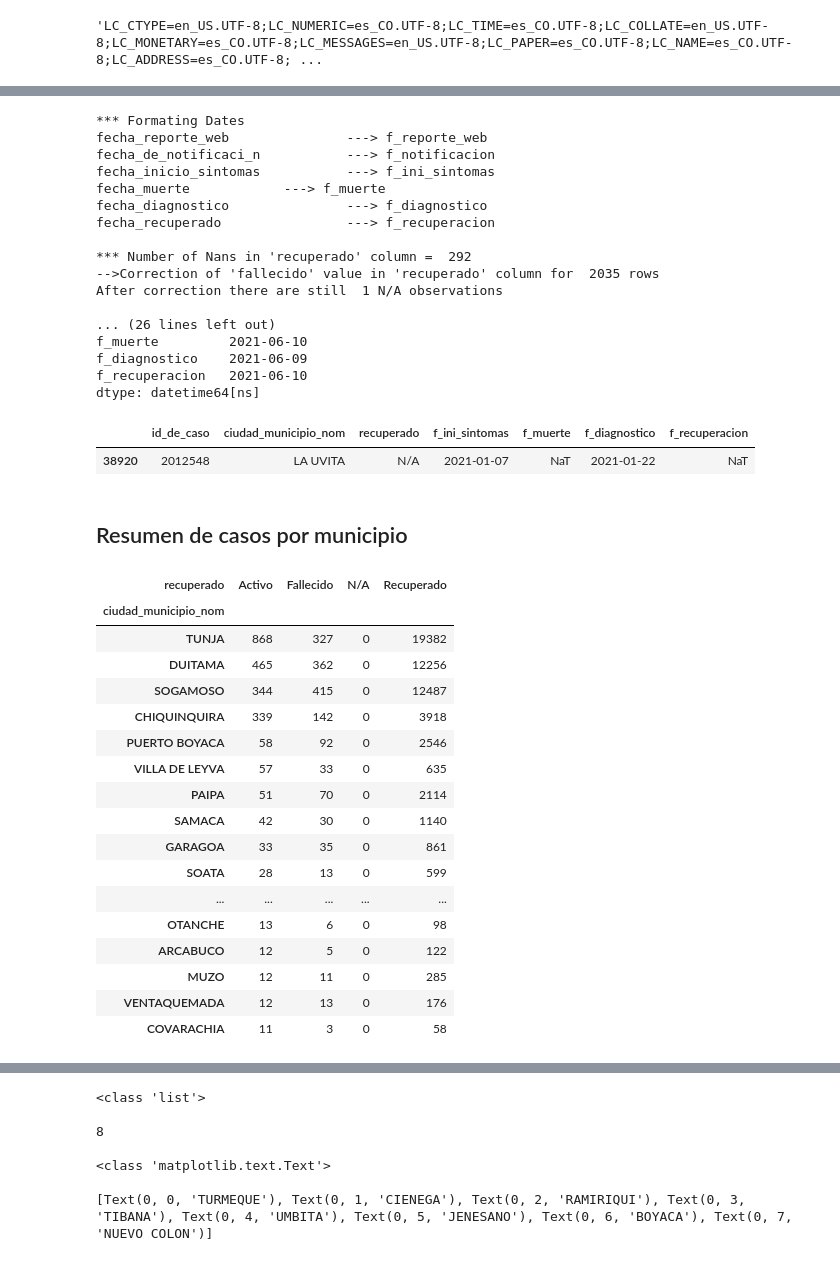
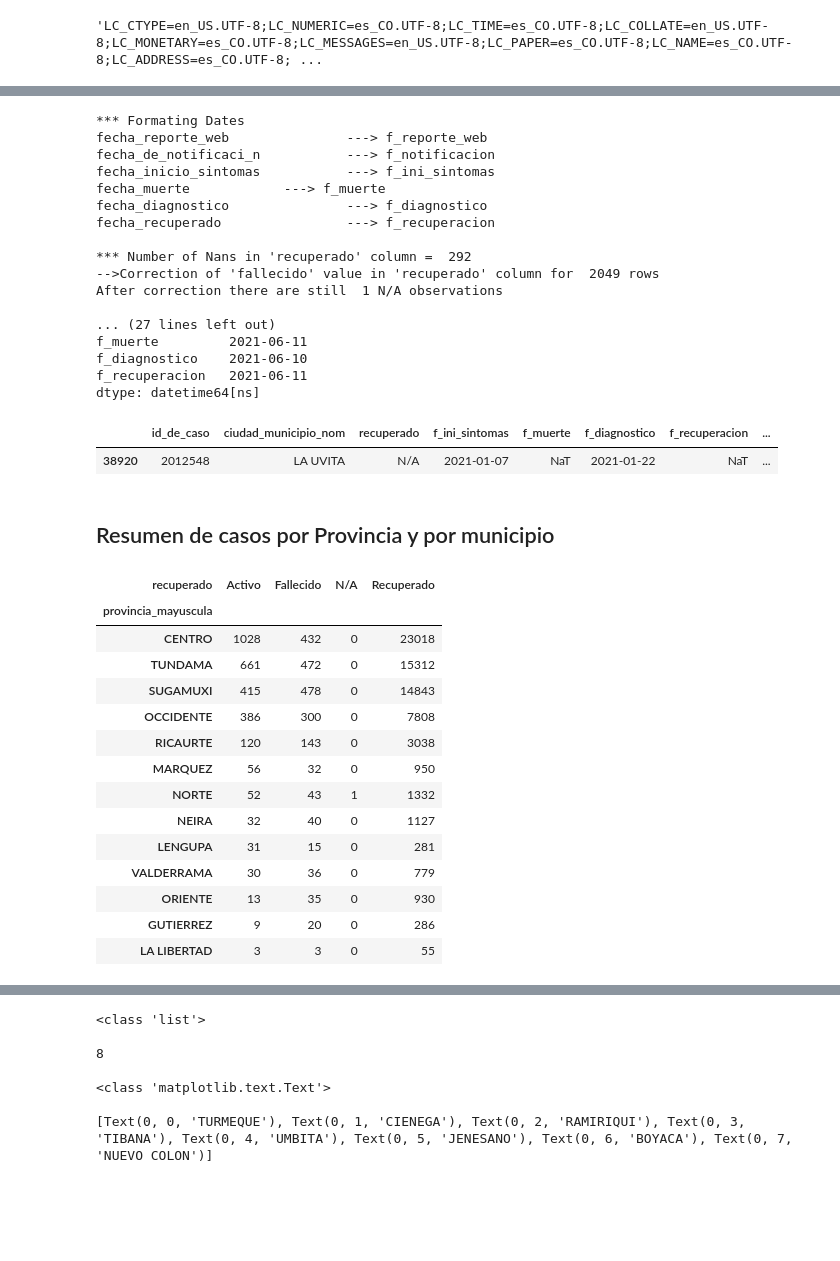
Before and after one commit to JC-AlfonsoR/covid_data_col, a Jupyter notebook: graphics.ipynb, the cells around one changed output, grey strips where cells are left out. Cells and saved outputs as stored; diff of their text form; code cells hidden in the pictures; blank space fills up the shorter version.

```diff
--- a/graphics.ipynb
+++ b/graphics.ipynb
@@ -13,3 +13,7 @@ import locale
 locale.setlocale(locale.LC_ALL, '')
 # %% [output]
 'LC_CTYPE=en_US.UTF-8;LC_NUMERIC=es_CO.UTF-8;LC_TIME=es_CO.UTF-8;LC_COLLATE=en_US.UTF-8;LC_MONETARY=es_CO.UTF-8;LC_MESSAGES=en_US.UTF-8;LC_PAPER=es_CO.UTF-8;LC_NAME=es_CO.UTF-8;LC_ADDRESS=es_CO.UTF-8; ...
+# %%
+nombres_provincias = pd.read_csv("nombres_provincias_tildes.csv")
+print(nombres_provincias.info())
+nombres_provincias.head()
@@ -119,9 +175,13 @@ if number_of_nans != 0:
 else:
     print("--> No Correction required")
 
+# Add Provincias names
+df = df.merge(nombres_provincias, on="ciudad_municipio_nom", how='left')
+df = df.drop(columns=["municipio_tildes","provincia_tildes"])
 print("\n")
 print(df.info())
 
+
 print("\n*** Most recent reported dates\n", df.loc[:,formated_dates].max())
 df = df.drop(columns=["f_reporte_web","f_notificacion"])
 # %% [output]
@@ -134,19 +194,19 @@ fecha_diagnostico               ---> f_diagnostico
 fecha_recuperado                ---> f_recuperacion
 
 *** Number of Nans in 'recuperado' column =  292
--->Correction of 'fallecido' value in 'recuperado' column for  2035 rows
+-->Correction of 'fallecido' value in 'recuperado' column for  2049 rows
 After correction there are still  1 N/A observations
 
-... (26 lines left out)
-f_muerte         2021-06-10
-f_diagnostico    2021-06-09
-f_recuperacion   2021-06-10
+... (27 lines left out)
+f_muerte         2021-06-11
+f_diagnostico    2021-06-10
+f_recuperacion   2021-06-11
 dtype: datetime64[ns]
 # %%
 # Print Observations with NaN in "Recuperado"
 df[df["recuperado"]=="N/A"]
 # %% [output]
-|  | id_de_caso | ciudad_municipio_nom | recuperado | f_ini_sintomas | f_muerte | f_diagnostico | f_recuperacion |
-| 38920 | 2012548 | LA UVITA | N/A | 2021-01-07 | NaT | 2021-01-22 | NaT |
+|  | id_de_caso | ciudad_municipio_nom | recuperado | f_ini_sintomas | f_muerte | f_diagnostico | f_recuperacion | ... |
+| 38920 | 2012548 | LA UVITA | N/A | 2021-01-07 | NaT | 2021-01-22 | NaT | ... |
 # %% [markdown]
-## Resumen de casos por municipio
+## Resumen de casos por Provincia y por municipio
@@ -155,27 +213,24 @@ resumen.reset_index()["ciudad_municipio_nom"].to_csv("nombres.csv")
 # %%
-resumen = df.pivot_table(index="ciudad_municipio_nom", columns="recuperado", values="id_de_caso", aggfunc=np.count_nonzero).fillna(0)
-resumen = resumen.sort_values("Activo", ascending=False)
+resumen_p = df.pivot_table(index="provincia_mayuscula", columns="recuperado", values="id_de_caso", aggfunc=np.count_nonzero).fillna(0)
+resumen_p = resumen.sort_values("Activo", ascending=False)
 #resumen["T"] = resumen.sum(axis=1) # Compute total observations to compare with number of "ID de caso"
-resumen.astype(int).head(20)
+resumen_p.astype(int).head(20)
 
 # count "ID de caso" to compare with same calculation from the "Recuperado Column"
 #df.groupby("Nombre municipio")["ID de caso"].agg(np.count_nonzero).sort_values(ascending=False)
 # %% [output]
 | recuperado | Activo | Fallecido | N/A | Recuperado |
-| ciudad_municipio_nom |  |  |  |  |
-| TUNJA | 868 | 327 | 0 | 19382 |
-| DUITAMA | 465 | 362 | 0 | 12256 |
-| SOGAMOSO | 344 | 415 | 0 | 12487 |
-| CHIQUINQUIRA | 339 | 142 | 0 | 3918 |
-| PUERTO BOYACA | 58 | 92 | 0 | 2546 |
-| VILLA DE LEYVA | 57 | 33 | 0 | 635 |
-| PAIPA | 51 | 70 | 0 | 2114 |
-| SAMACA | 42 | 30 | 0 | 1140 |
-| GARAGOA | 33 | 35 | 0 | 861 |
-| SOATA | 28 | 13 | 0 | 599 |
-| ... | ... | ... | ... | ... |
-| OTANCHE | 13 | 6 | 0 | 98 |
-| ARCABUCO | 12 | 5 | 0 | 122 |
-| MUZO | 12 | 11 | 0 | 285 |
-| VENTAQUEMADA | 12 | 13 | 0 | 176 |
-| COVARACHIA | 11 | 3 | 0 | 58 |
+| provincia_mayuscula |  |  |  |  |
+| CENTRO | 1028 | 432 | 0 | 23018 |
+| TUNDAMA | 661 | 472 | 0 | 15312 |
+| SUGAMUXI | 415 | 478 | 0 | 14843 |
+| OCCIDENTE | 386 | 300 | 0 | 7808 |
+| RICAURTE | 120 | 143 | 0 | 3038 |
+| MARQUEZ | 56 | 32 | 0 | 950 |
+| NORTE | 52 | 43 | 1 | 1332 |
+| NEIRA | 32 | 40 | 0 | 1127 |
+| LENGUPA | 31 | 15 | 0 | 281 |
+| VALDERRAMA | 30 | 36 | 0 | 779 |
+| ORIENTE | 13 | 35 | 0 | 930 |
+| GUTIERREZ | 9 | 20 | 0 | 286 |
+| LA LIBERTAD | 3 | 3 | 0 | 55 |
```
Also changed, not shown: parts of 23 cells of this notebook, 1 other file.
